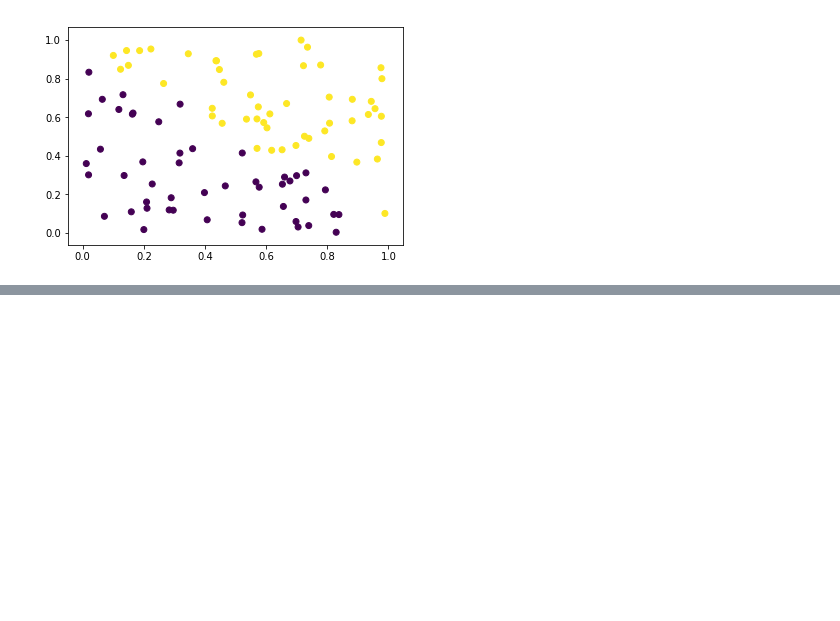
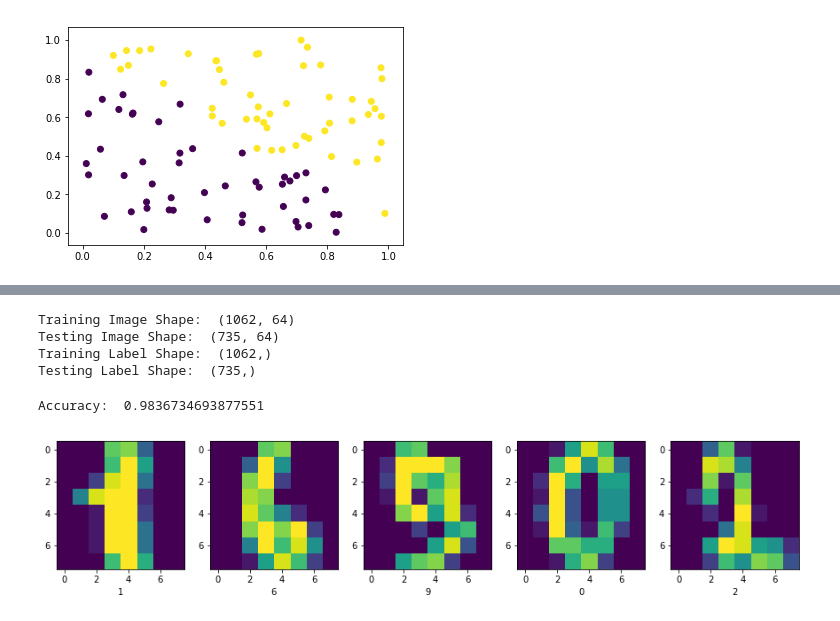
Before and after one commit to arjung128/sigai_tutorials, a Jupyter notebook: numpy/Numpy Intro Solutions.ipynb, the cells around one changed output, grey strips where cells are left out. Cells and saved outputs as stored; diff of their text form; code cells hidden in the pictures; blank space fills up the shorter version.

```diff
--- a/numpy/Numpy Intro Solutions.ipynb
+++ b/numpy/Numpy Intro Solutions.ipynb
@@ -238,0 +262,30 @@ One Loop Implementation Time:  0.0020339488983154297
+# %%
+# Split training and testing images
+train_split = np.random.random(images.shape[0]) < 0.6
+test_split = np.logical_not(train_split)
+train_images = images[train_split]
+test_images = images[test_split]
+train_labels = targets[train_split]
+test_labels = targets[test_split]
+print('Training Image Shape: ', train_images.shape)
+print('Testing Image Shape: ', test_images.shape)
+print('Training Label Shape: ', train_labels.shape)
+print('Testing Label Shape: ', test_labels.shape)
+# %% [output]
+Training Image Shape:  (1062, 64)
+Testing Image Shape:  (735, 64)
+Training Label Shape:  (1062,)
+Testing Label Shape:  (735,)
+# %%
+nn_classifier = NearestNeighbors()
+nn_classifier.fit(train_images, train_labels)
+estimate_labels = nn_classifier.predict(test_images, algorithm='one-loop')
+print('Accuracy: ', np.mean(estimate_labels == test_labels))
+
+fig, axes = plt.subplots(1, 5, figsize=(15, 15))
+for i in range(5):
+    axes[i].imshow(test_images[i].reshape(8, 8))
+    axes[i].set_xlabel(estimate_labels[i])
+# %% [output]
+Accuracy:  0.9836734693877551
+[figure, added]
```
Also changed, not shown: parts of 4 cells of this notebook, 1 other file.
